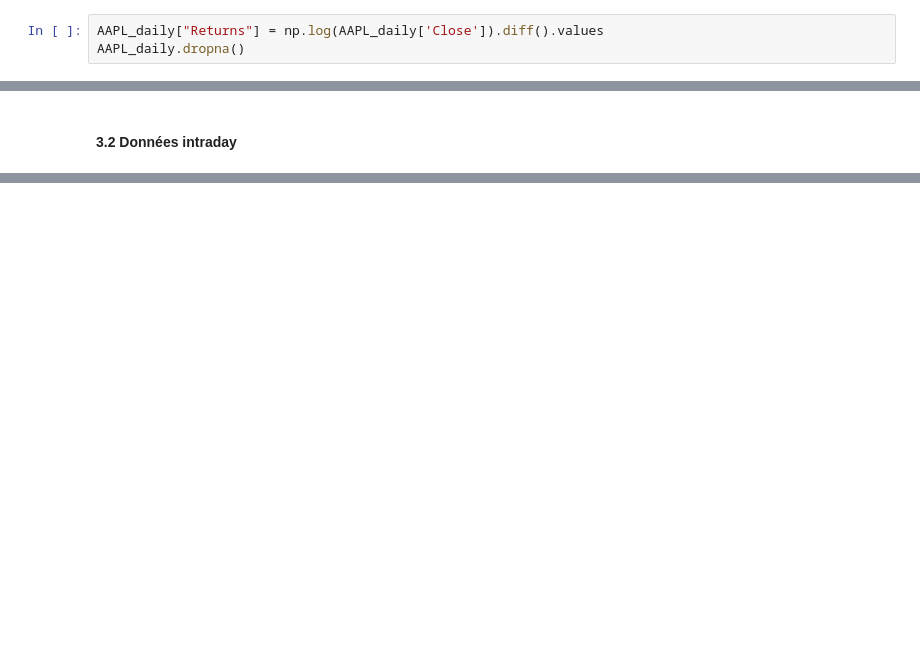
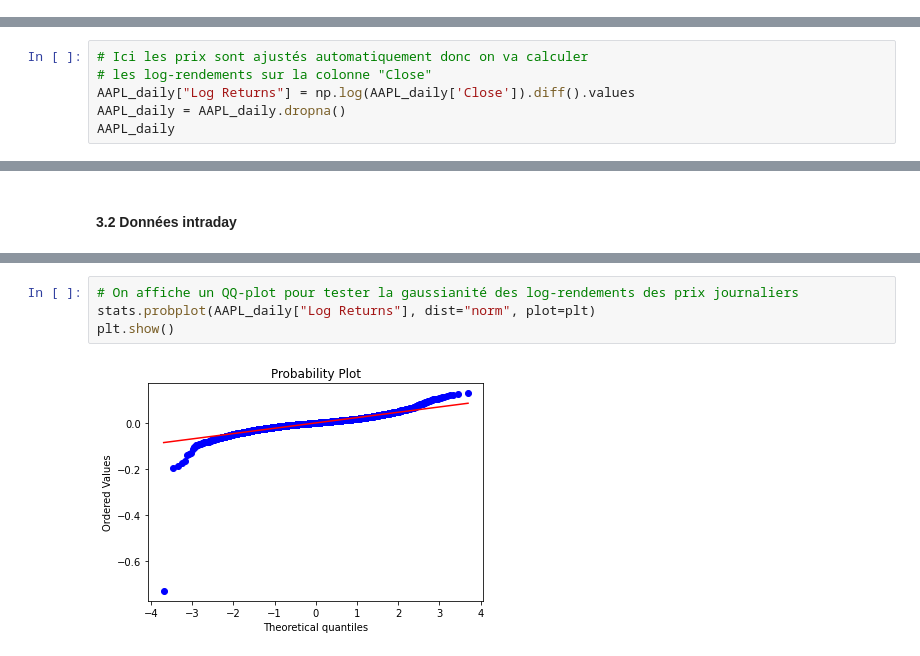
Before and after one commit to ethantrentin/Markets-Physic, a Jupyter notebook: TP1.ipynb, the cells around one changed output, grey strips where cells are left out. Drawn from its saved outputs; the diff is of its cells as text; blank space fills up the shorter version.

```diff
--- a/TP1.ipynb
+++ b/TP1.ipynb
@@ -79,3 +81,0 @@ AAPL_intraday
-# %%
-AAPL_daily["Returns"] = np.log(AAPL_daily['Close']).diff().values
-AAPL_daily.dropna()
@@ -97,0 +82,6 @@ AAPL_daily.dropna()
+# %%
+# Ici les prix sont ajustés automatiquement donc on va calculer
+# les log-rendements sur la colonne "Close"
+AAPL_daily["Log Returns"] = np.log(AAPL_daily['Close']).diff().values
+AAPL_daily = AAPL_daily.dropna()
+AAPL_daily
@@ -188,0 +166,6 @@ xmin estimé = 0.0006944143328393437
+# %%
+# On affiche un QQ-plot pour tester la gaussianité des log-rendements des prix journaliers
+stats.probplot(AAPL_daily["Log Returns"], dist="norm", plot=plt)
+plt.show()
+# %% [output]
+[figure, added]
```
Also changed, not shown: parts of 30 cells of this notebook.
